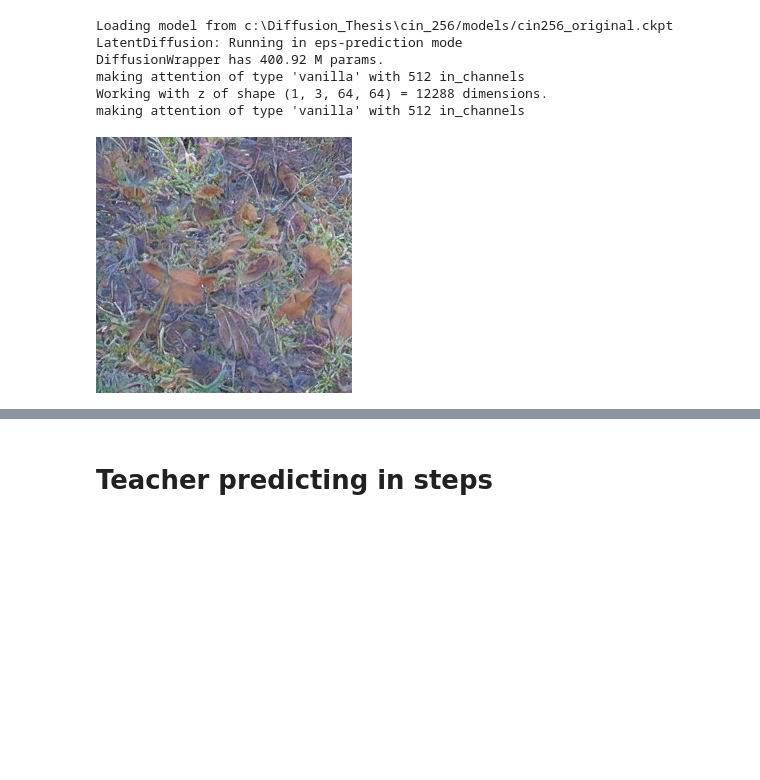
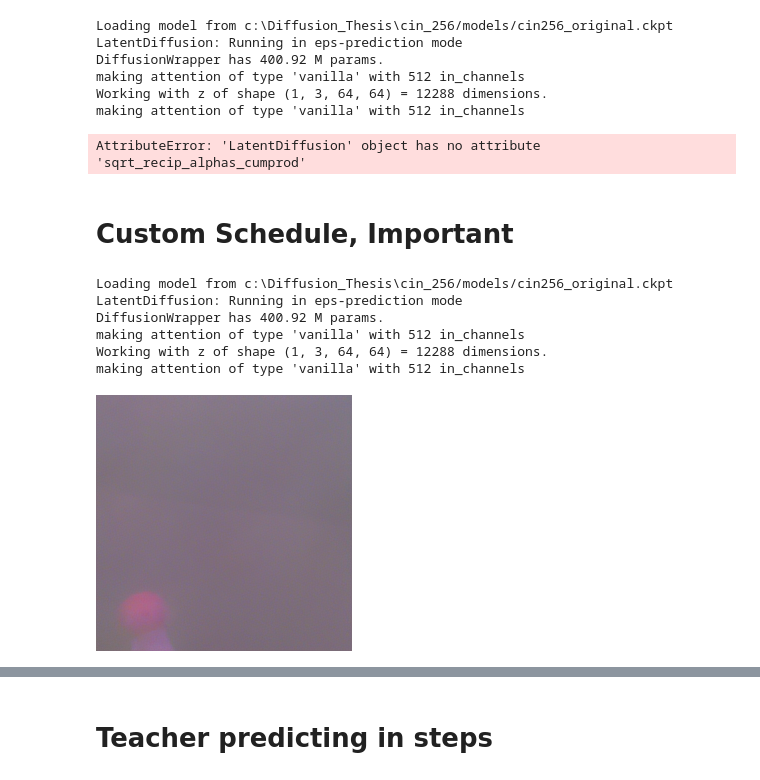
Before and after one commit to Pmobilee/DSD, a Jupyter notebook: cin_256/CIN256_Distillation.ipynb, the cells around one changed output, grey strips where cells are left out. Drawn from its saved outputs; the diff is of its cells as text; code cells hidden in the pictures; blank space fills up the shorter version.

Commit message:
Doing self.reregister_schedule immediately helps!
Add a config file piece to run reregister schedule at start with number of timesteps mentioned

```diff
--- a/cin_256/CIN256_Distillation.ipynb
+++ b/cin_256/CIN256_Distillation.ipynb
@@ -38,17 +38,60 @@ making attention of type 'vanilla' with 512 in_channels
 Working with z of shape (1, 3, 64, 64) = 12288 dimensions.
 making attention of type 'vanilla' with 512 in_channels
 # %%
+xc = torch.tensor([992])
 timesteps =  400
-# uc = teacher.get_learned_conditioning({teacher.cond_stage_key: torch.tensor(1*[1000]).to(teacher.device)})
-xc = torch.tensor([992])
-teacher2.num_timesteps = timesteps
-# teacher2.register_schedule(given_betas=None, beta_schedule="cosine", timesteps=timesteps)
-c = teacher2.get_learned_conditioning({teacher2.cond_stage_key: xc.to(teacher2.device)})
-img, x0 = teacher2.progressive_denoising(cond=c, shape=[3, 64, 64], verbose=True, callback=None, quantize_denoised=False,
+teacher.num_timesteps=timesteps
+c = teacher.get_learned_conditioning({teacher.cond_stage_key: xc.to(teacher.device)})
+img, x0, x_T_copy = teacher.progressive_denoising(cond=c, shape=[3, 64, 64], verbose=True, callback=None, quantize_denoised=False,
                               img_callback=None, mask=None, x0=None, temperature=1., noise_dropout=0.,
                               score_corrector=None, corrector_kwargs=None, batch_size=1, x_T=None, start_T=None,
                               log_every_t=None)
+# %% [output]
+AttributeError: 'LatentDiffusion' object has no attribute 'sqrt_recip_alphas_cumprod'
+# %% [markdown]
+# Custom Schedule, Important
+# %%
+from util_x0 import *
+import wandb
+
+cwd = os.getcwd()
+%reload_ext autoreload
+%autoreload 2
+
+
+config_path=f"{cwd}/models/configs/cin256-v2-x0_1024.yaml"
+model_path=f"{cwd}/models/cin256_original.ckpt"
+
+teacher = create_models(config_path, model_path, student=False)
+
+timesteps =  400
+# uc = teacher.get_learned_conditioning({teacher.cond_stage_key: torch.tensor(1*[1000]).to(teacher.device)})
+xc = torch.tensor([992])
+# teacher.reregister_schedule(timesteps=1000,beta_schedule="linear", linear_start=1e-4, linear_end=2e-2, cosine_s=8e-3, force=True)
+# teacher.register_schedule(given_betas=None, beta_schedule="cosine", timesteps=timesteps)
+# teacher.logvar = torch.full(fill_value=0., size=(teacher.num_timesteps,))
+teacher.num_timesteps=timesteps
+c = teacher.get_learned_conditioning({teacher.cond_stage_key: xc.to(teacher.device)})
+img, x0, x_T_copy = teacher.progressive_denoising(cond=c, shape=[3, 64, 64], verbose=True, callback=None, quantize_denoised=False,
+                              img_callback=None, mask=None, x0=None, temperature=1., noise_dropout=0.,
+                              score_corrector=None, corrector_kwargs=None, batch_size=1, x_T=None, start_T=None,
+                              log_every_t=None)
+# %% [output]
+Loading model from c:\Diffusion_Thesis\cin_256/models/cin256_original.ckpt
+LatentDiffusion: Running in eps-prediction mode
+DiffusionWrapper has 400.92 M params.
+making attention of type 'vanilla' with 512 in_channels
+Working with z of shape (1, 3, 64, 64) = 12288 dimensions.
+making attention of type 'vanilla' with 512 in_channels
+# %%
+teacher.reregister_schedule(timesteps=1000,beta_schedule="linear", linear_start=1e-4, linear_end=2e-2, cosine_s=8e-3, force=True)
+teacher.num_timesteps=timesteps
+c = teacher.get_learned_conditioning({teacher.cond_stage_key: xc.to(teacher.device)})
+img, x0, x_T_copy = teacher.progressive_denoising(cond=c, shape=[3, 64, 64], verbose=True, callback=None, quantize_denoised=False,
+                              img_callback=None, mask=None, x0=None, temperature=1., noise_dropout=0.,
+                              score_corrector=None, corrector_kwargs=None, batch_size=1, x_T=None, start_T=None,
+                              log_every_t=None)
 # %%
-latent_to_img(teacher2, img)
+latent_to_img(teacher, img)
 # %% [output]
-[figure, old version]
+[figure, new version]
```
Also changed, not shown: parts of 4 cells of this notebook, 2 other files.
